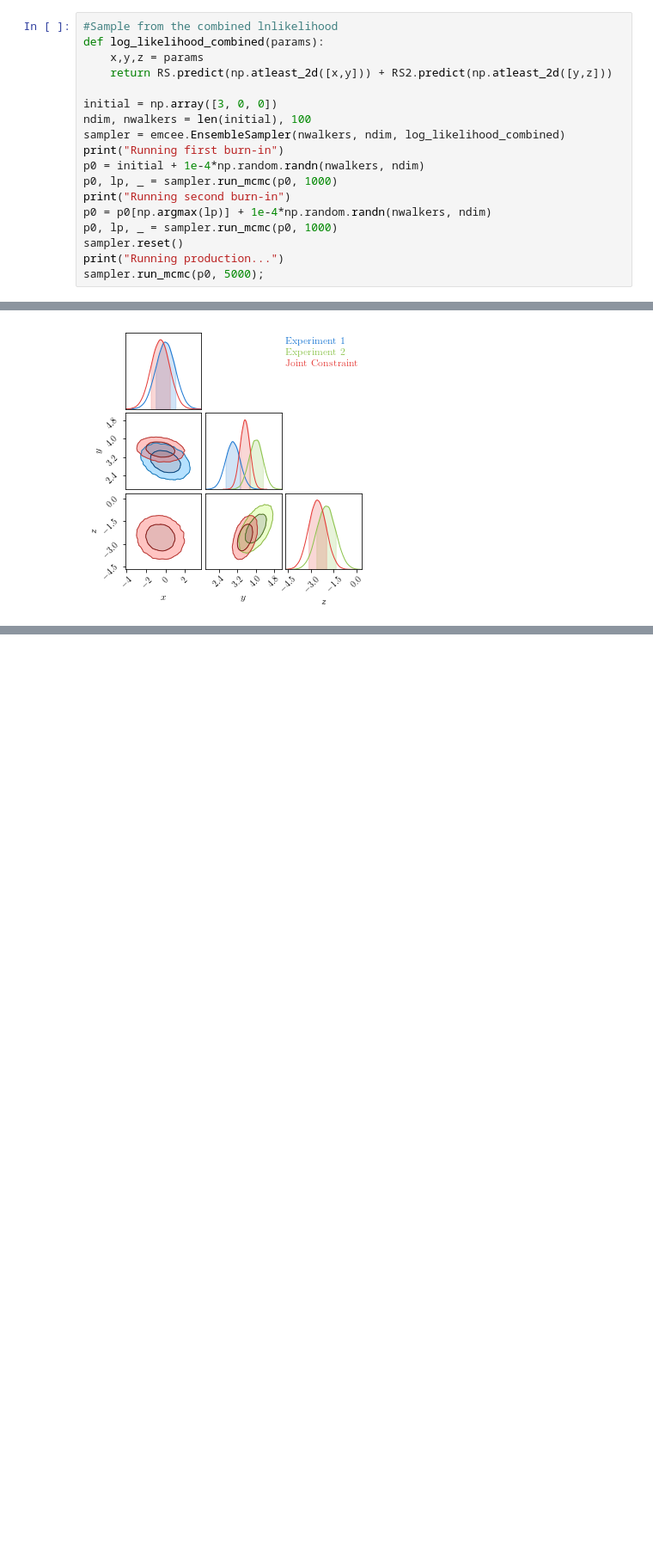
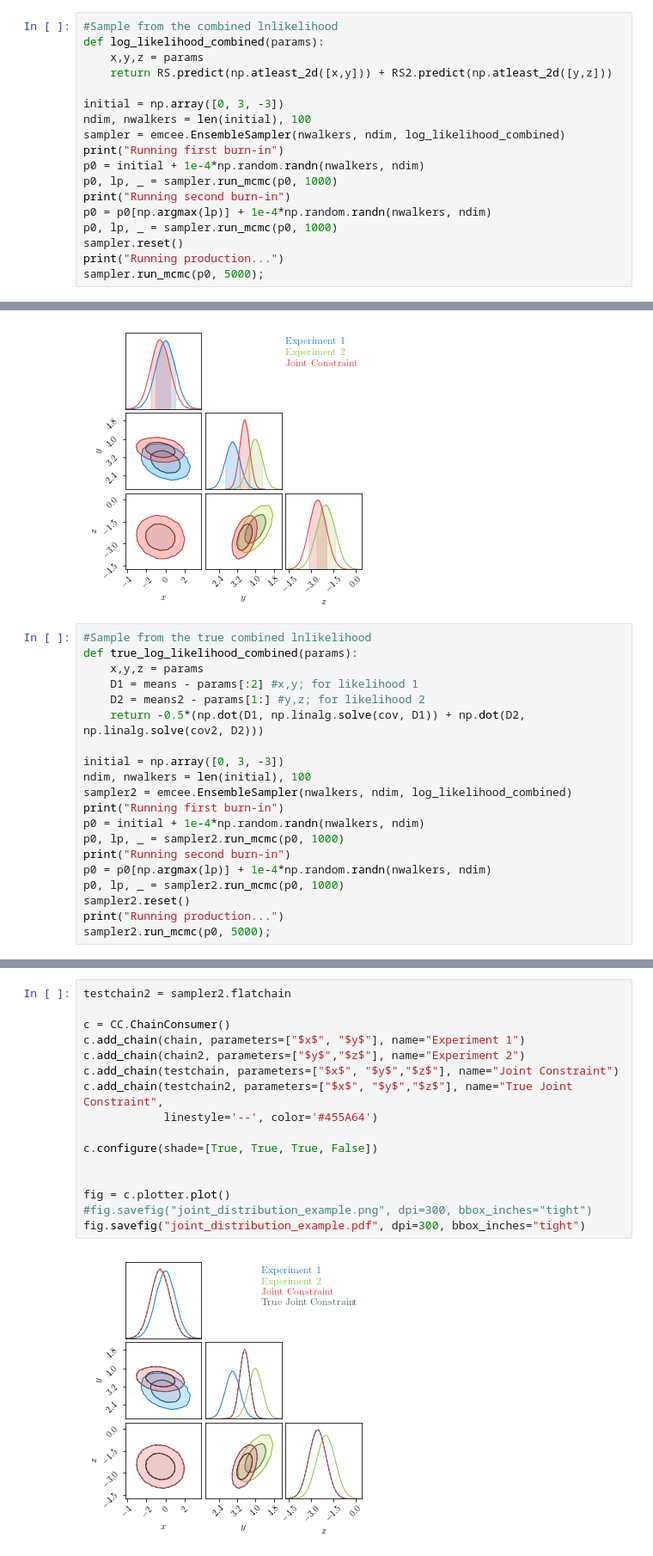
Before and after one commit to tmcclintock/AReconstructionTool, a Jupyter notebook: notebooks/Basic example 2--disjoint parameter spaces.ipynb, the cells around one changed output, grey strips where cells are left out. Shown at 86% size. Saved outputs shown, nothing was run; the diff lists cells and outputs as text; blank space fills up the shorter version.

Commit message:
Added a truth contour to the joint constraint.

```diff
--- a/notebooks/Basic example 2--disjoint parameter spaces.ipynb
+++ b/notebooks/Basic example 2--disjoint parameter spaces.ipynb
@@ -80,7 +80,7 @@ def log_likelihood_combined(params):
     x,y,z = params
     return RS.predict(np.atleast_2d([x,y])) + RS2.predict(np.atleast_2d([y,z]))
 
-initial = np.array([3, 0, 0])
+initial = np.array([0, 3, -3])
 ndim, nwalkers = len(initial), 100
 sampler = emcee.EnsembleSampler(nwalkers, ndim, log_likelihood_combined)
 print("Running first burn-in")
@@ -109,3 +109,23 @@ fig = c.plotter.plot()
 #fig.savefig("joint_distribution_example.pdf", dpi=300, bbox_inches="tight")
 # %% [output]
 [figure]
+# %%
+#Sample from the true combined lnlikelihood
+def true_log_likelihood_combined(params):
+    x,y,z = params
+    D1 = means - params[:2] #x,y; for likelihood 1
+    D2 = means2 - params[1:] #y,z; for likelihood 2
+    return -0.5*(np.dot(D1, np.linalg.solve(cov, D1)) + np.dot(D2, np.linalg.solve(cov2, D2)))
+
+initial = np.array([0, 3, -3])
+ndim, nwalkers = len(initial), 100
+sampler2 = emcee.EnsembleSampler(nwalkers, ndim, log_likelihood_combined)
+print("Running first burn-in")
+p0 = initial + 1e-4*np.random.randn(nwalkers, ndim)
+p0, lp, _ = sampler2.run_mcmc(p0, 1000)
+print("Running second burn-in")
+p0 = p0[np.argmax(lp)] + 1e-4*np.random.randn(nwalkers, ndim)
+p0, lp, _ = sampler2.run_mcmc(p0, 1000)
+sampler2.reset()
+print("Running production...")
+sampler2.run_mcmc(p0, 5000);
@@ -111,0 +136,18 @@ fig = c.plotter.plot()
+# %%
+testchain2 = sampler2.flatchain
+
+c = CC.ChainConsumer()
+c.add_chain(chain, parameters=["$x$", "$y$"], name="Experiment 1")
+c.add_chain(chain2, parameters=["$y$","$z$"], name="Experiment 2")
+c.add_chain(testchain, parameters=["$x$", "$y$","$z$"], name="Joint Constraint")
+c.add_chain(testchain2, parameters=["$x$", "$y$","$z$"], name="True Joint Constraint",
+            linestyle='--', color='#455A64')
+
+c.configure(shade=[True, True, True, False])
+
+
+fig = c.plotter.plot()
+#fig.savefig("joint_distribution_example.png", dpi=300, bbox_inches="tight")
+fig.savefig("joint_distribution_example.pdf", dpi=300, bbox_inches="tight")
+# %% [output]
+[figure, added]
```
Also changed, not shown: parts of 3 cells of this notebook.
